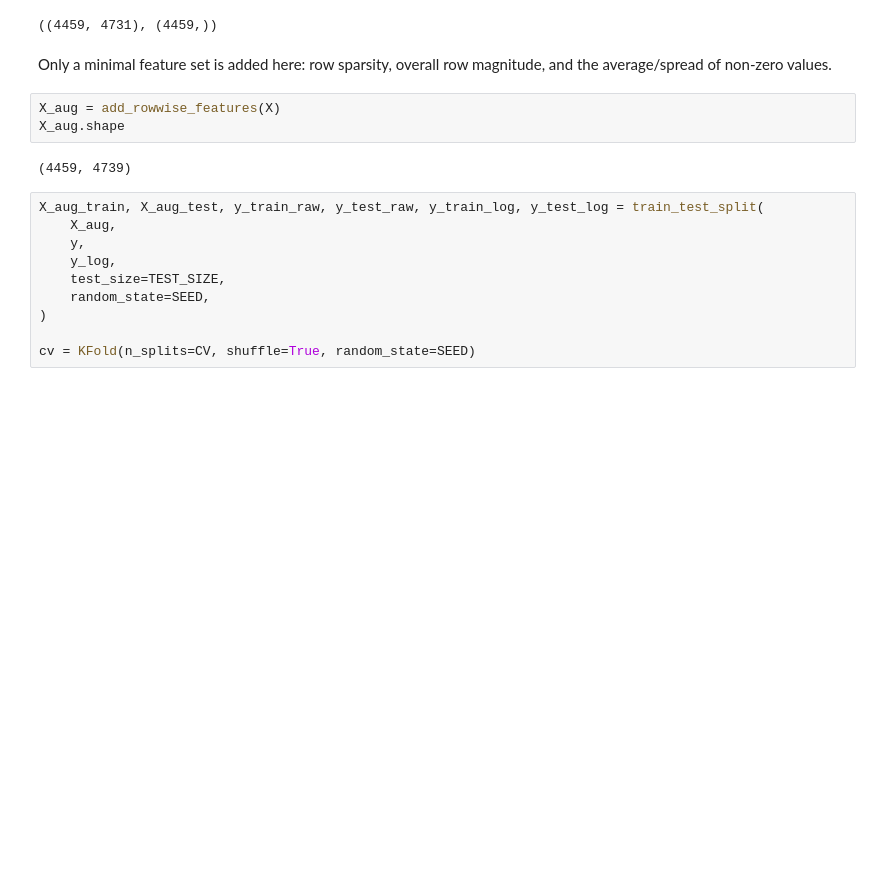
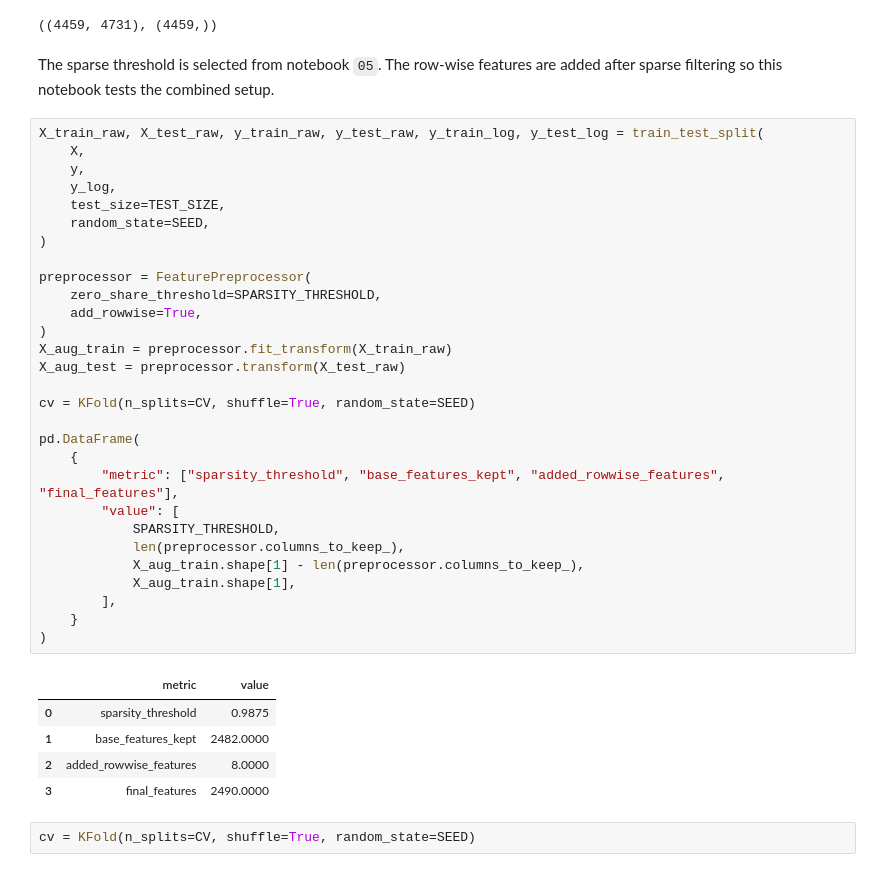
Before and after one commit to yeustsihneyeu/santander-value-prediction-challenge, a Jupyter notebook: notebooks/06_add_features_lgbm.ipynb, the cells around one changed output. Cells and saved outputs as stored; diff of their text form; blank space fills up the shorter version.

```diff
--- a/notebooks/06_add_features_lgbm.ipynb
+++ b/notebooks/06_add_features_lgbm.ipynb
@@ -38,21 +36,43 @@ y_log = np.log1p(y)
 # %% [output]
 ((4459, 4731), (4459,))
 # %% [markdown]
-Only a minimal feature set is added here: row sparsity, overall row magnitude, and the average/spread of non-zero values.
+The sparse threshold is selected from notebook `05`. The row-wise features are added after sparse filtering so this notebook tests the combined setup.
 # %%
-X_aug = add_rowwise_features(X)
-X_aug.shape
+X_train_raw, X_test_raw, y_train_raw, y_test_raw, y_train_log, y_test_log = train_test_split(
+    X,
+    y,
+    y_log,
+    test_size=TEST_SIZE,
+    random_state=SEED,
+)
+
+preprocessor = FeaturePreprocessor(
+    zero_share_threshold=SPARSITY_THRESHOLD,
+    add_rowwise=True,
+)
+X_aug_train = preprocessor.fit_transform(X_train_raw)
+X_aug_test = preprocessor.transform(X_test_raw)
+
+cv = KFold(n_splits=CV, shuffle=True, random_state=SEED)
+
+pd.DataFrame(
+    {
+        "metric": ["sparsity_threshold", "base_features_kept", "added_rowwise_features", "final_features"],
+        "value": [
+            SPARSITY_THRESHOLD,
+            len(preprocessor.columns_to_keep_),
+            X_aug_train.shape[1] - len(preprocessor.columns_to_keep_),
+            X_aug_train.shape[1],
+        ],
+    }
+)
 # %% [output]
-(4459, 4739)
+|  | metric | value |
+| 0 | sparsity_threshold | 0.9875 |
+| 1 | base_features_kept | 2482.0000 |
+| 2 | added_rowwise_features | 8.0000 |
+| 3 | final_features | 2490.0000 |
 # %%
-X_aug_train, X_aug_test, y_train_raw, y_test_raw, y_train_log, y_test_log = train_test_split(
-    X_aug,
-    y,
-    y_log,
-    test_size=TEST_SIZE,
-    random_state=SEED,
-)
-
 cv = KFold(n_splits=CV, shuffle=True, random_state=SEED)
 # %%
 default_params = {
```
Also changed, not shown: parts of 11 cells of this notebook, 25 other files.
